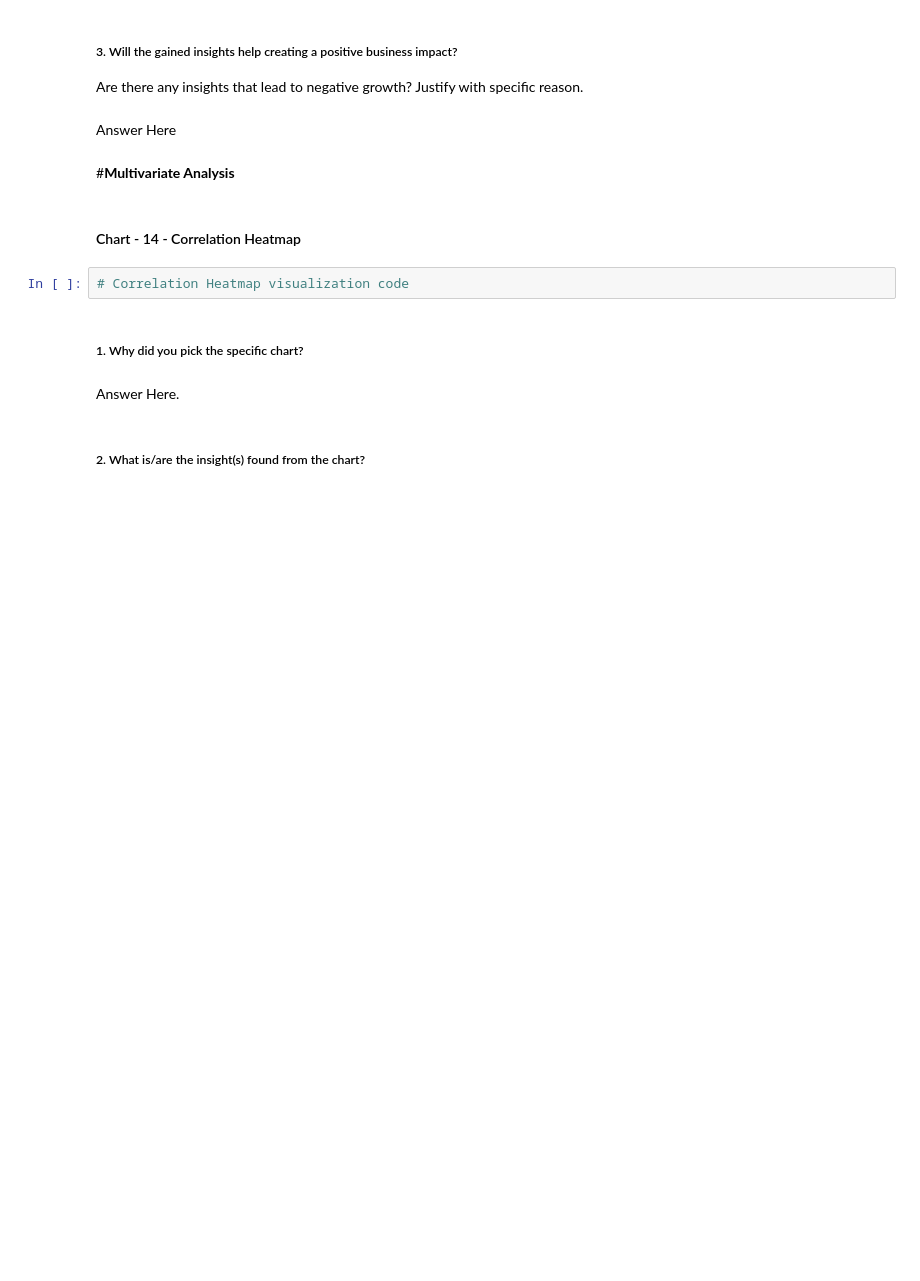
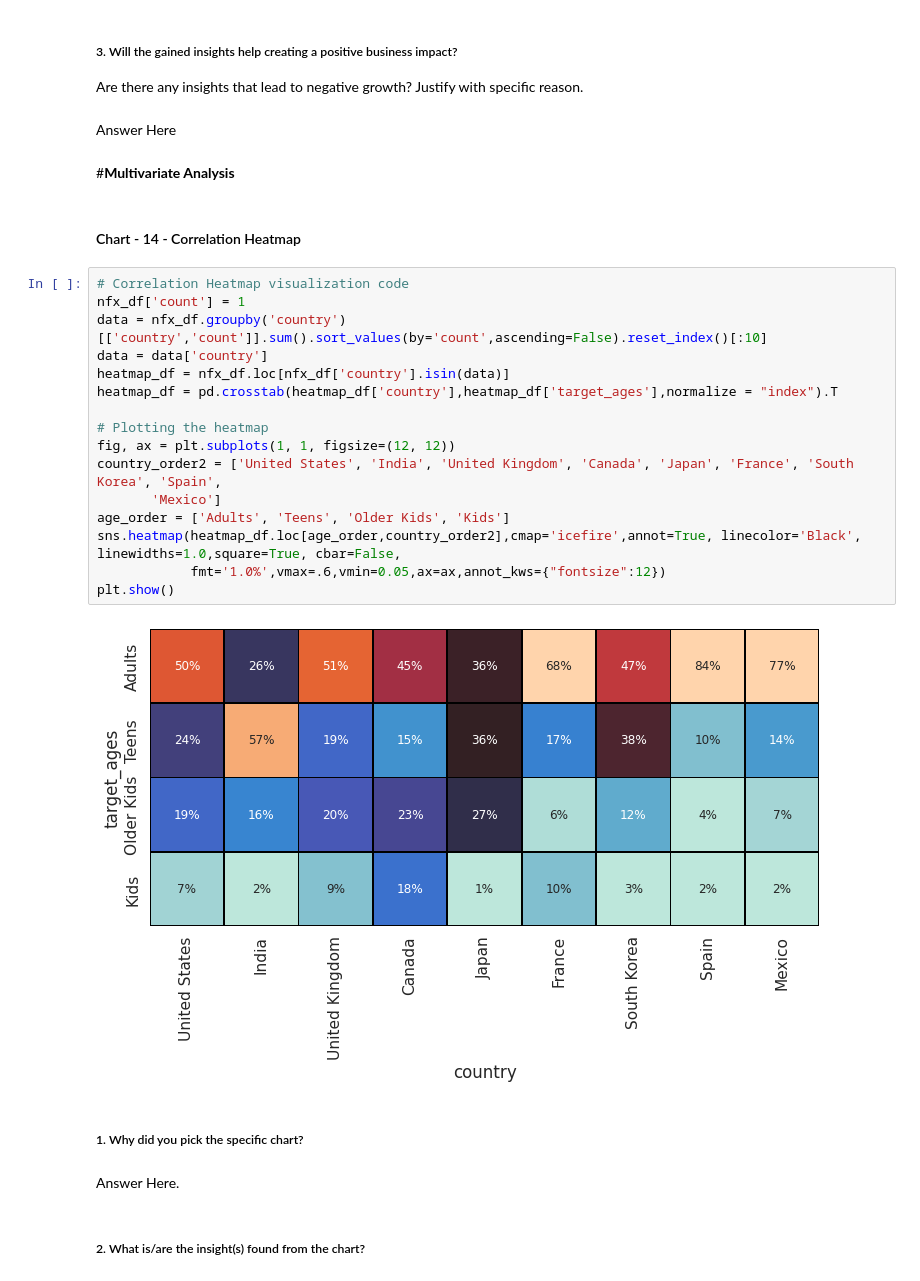
Before and after one commit to jaolekar/Netflix-clustering, a Jupyter notebook: Netflix_movies_and_TV_shows_Clustering_.ipynb, the cells around one changed output. Cells and saved outputs as stored; diff of their text form; blank space fills up the shorter version.

```diff
--- a/Netflix_movies_and_TV_shows_Clustering_.ipynb
+++ b/Netflix_movies_and_TV_shows_Clustering_.ipynb
@@ -811,8 +811,24 @@ Answer Here
 #**Multivariate Analysis**
 # %% [markdown]
 #### Chart - 14 - Correlation Heatmap
-# %%
-# Correlation Heatmap visualization code
+# %%
+# Correlation Heatmap visualization code
+nfx_df['count'] = 1
+data = nfx_df.groupby('country')[['country','count']].sum().sort_values(by='count',ascending=False).reset_index()[:10]
+data = data['country']
+heatmap_df = nfx_df.loc[nfx_df['country'].isin(data)]
+heatmap_df = pd.crosstab(heatmap_df['country'],heatmap_df['target_ages'],normalize = "index").T
+
+# Plotting the heatmap
+fig, ax = plt.subplots(1, 1, figsize=(12, 12))
+country_order2 = ['United States', 'India', 'United Kingdom', 'Canada', 'Japan', 'France', 'South Korea', 'Spain',
+       'Mexico']
+age_order = ['Adults', 'Teens', 'Older Kids', 'Kids']
+sns.heatmap(heatmap_df.loc[age_order,country_order2],cmap='icefire',annot=True, linecolor='Black', linewidths=1.0,square=True, cbar=False,
+            fmt='1.0%',vmax=.6,vmin=0.05,ax=ax,annot_kws={"fontsize":12})
+plt.show()
+# %% [output]
+[figure, added]
 # %% [markdown]
 ##### 1. Why did you pick the specific chart?
 # %% [markdown]
```
Also changed, not shown: parts of 20 cells of this notebook.
